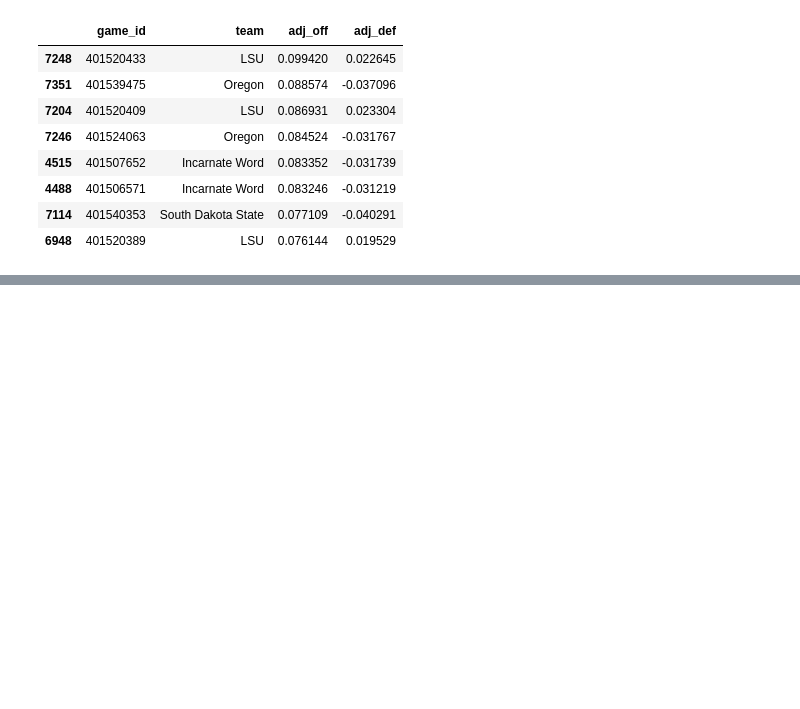
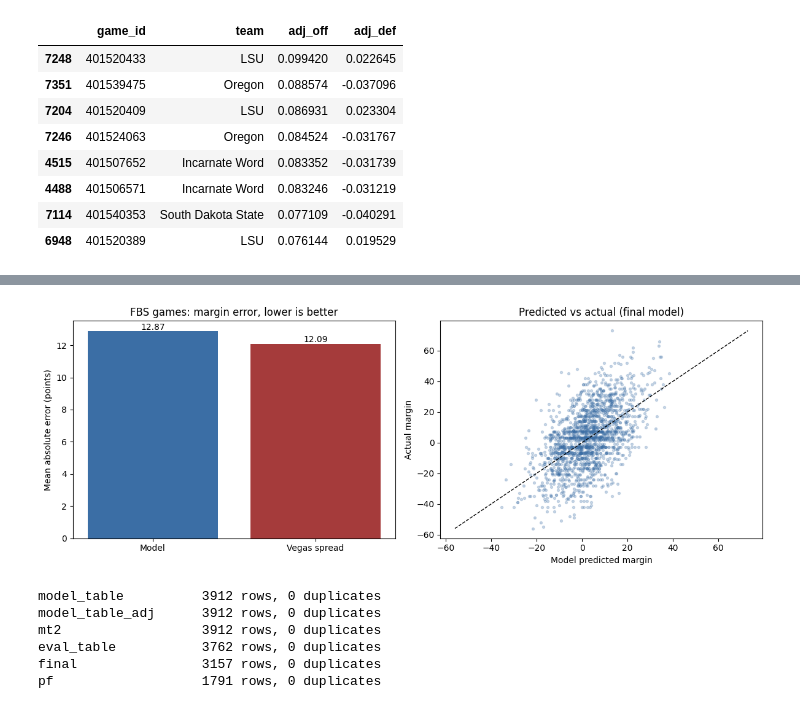
Before and after one commit to tikisero1123/cfb-spread-model, a Jupyter notebook: cfb_spread_model.ipynb, the cells around one changed output, grey strips where cells are left out. Saved outputs shown, nothing was run; the diff lists cells and outputs as text; code cells hidden in the pictures; blank space fills up the shorter version.

```diff
--- a/cfb_spread_model.ipynb
+++ b/cfb_spread_model.ipynb
@@ -321,0 +222,5 @@ print(json.dumps(sample[0], indent=2)[:1500])
+# %%
+# Recent-form features were tested and cut (no MAE gain -- see the MAE ladder below).
+# attach_diffs was promoted to cfb.features for reuse.
+mt2 = model_table_adj.copy()
+print(f"mt2: {len(mt2)} rows")
@@ -321,0 +659,19 @@ print(json.dumps(sample[0], indent=2)[:1500])
+# %%
+fbs_table = eval_table[eval_table["home_team"].isin(fbs) & eval_table["away_team"].isin(fbs)].copy()
+print(f"FBS-only table: {len(fbs_table)} games (was {len(eval_table)})\n")
+
+pf = backtest_ridge(fbs_table, FINAL_FEATS).dropna(subset=["spread_home"]).copy()
+pf["model_error"] = (pf["model_margin"] - pf["margin"]).abs()
+pf["vegas_error"] = ((-pf["spread_home"]) - pf["margin"]).abs()
+pf["model_closer"] = pf["model_error"] < pf["vegas_error"]
+
+print(f"\n=== FBS-trained, FBS-evaluated ===")
+print(f"Model MAE:  {pf['model_error'].mean():.3f}")
+print(f"Vegas MAE:  {pf['vegas_error'].mean():.3f}")
+print(f"Gap:        {pf['model_error'].mean() - pf['vegas_error'].mean():+.3f}")
+print(f"Model closer: {pf['model_closer'].mean()*100:.1f}%")
+
+# pocket check on the clean model
+pf = pf.merge(final[["season","week","home_team","away_team","matchup"]].drop_duplicates(),
+              on=["season","week","home_team","away_team"], how="left")
+display(pockets(pf, "matchup"))
@@ -321,0 +696,40 @@ print(json.dumps(sample[0], indent=2)[:1500])
+# %%
+fig, axes = plt.subplots(1, 2, figsize=(12, 4.5))
+
+m_mae = pf["model_error"].mean()
+v_mae = pf["vegas_error"].mean()
+axes[0].bar(["Model", "Vegas spread"], [m_mae, v_mae], color=["#3b6ea5", "#a53b3b"])
+axes[0].set_ylabel("Mean absolute error (points)")
+axes[0].set_title("FBS games: margin error, lower is better")
+for i, v in enumerate([m_mae, v_mae]):
+    axes[0].text(i, v + 0.1, f"{v:.2f}", ha="center")
+
+axes[1].scatter(pf["model_margin"], pf["margin"], s=8, alpha=0.25, color="#3b6ea5")
+lim = [pf["margin"].min(), pf["margin"].max()]
+axes[1].plot(lim, lim, "k--", lw=1)
+axes[1].set_xlabel("Model predicted margin")
+axes[1].set_ylabel("Actual margin")
+axes[1].set_title("Predicted vs actual (final model)")
+
+plt.tight_layout()
+plt.show()
+# %% [output]
+[figure, added]
+# %%
+def dup_report(name, df):
+    d = df.duplicated(subset=["season", "week", "home_team", "away_team"]).sum()
+    print(f"{name:<18} {len(df):>6} rows, {d} duplicates")
+
+dup_report("model_table", model_table)
+dup_report("model_table_adj", model_table_adj)
+dup_report("mt2", mt2)
+dup_report("eval_table", eval_table)
+dup_report("final", final)
+dup_report("pf", pf)
+# %% [output]
+model_table          3912 rows, 0 duplicates
+model_table_adj      3912 rows, 0 duplicates
+mt2                  3912 rows, 0 duplicates
+eval_table           3762 rows, 0 duplicates
+final                3157 rows, 0 duplicates
+pf                   1791 rows, 0 duplicates
```
Also changed, not shown: parts of 33 cells of this notebook.
